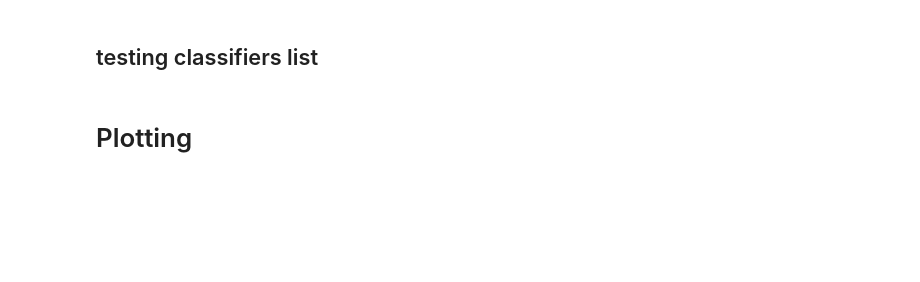
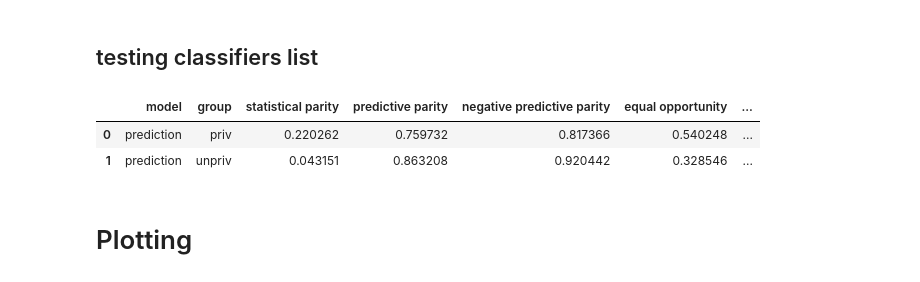
Before and after one commit to maxkrawietz/Thesis, a Jupyter notebook: thesis.ipynb, the cells around one changed output. Cells and saved outputs as stored; diff of their text form; code cells hidden in the pictures; blank space fills up the shorter version.

```diff
--- a/thesis.ipynb
+++ b/thesis.ipynb
@@ -213,14 +218,14 @@ gpc.__class__.__name__
 # %% [markdown]
 # Classifier List
 # %%
-classifiers = [DecisionTreeClassifier(),RandomForestClassifier(),SVC(),AdaBoostClassifier(),KNeighborsClassifier(5), GaussianNB(), GaussianProcessClassifier()]
+classifiers = [DecisionTreeClassifier(),RandomForestClassifier(),SVC(),AdaBoostClassifier(),KNeighborsClassifier(5), GaussianProcessClassifier()]
 model_names = []
 for model in classifiers:
 
     name = model.__class__.__name__
     model_names.append(name)
 
-    model.fit(train_data.toarray(), train_labels)
-    pred = model.predict(test_data.toarray())
-
+    model.fit(train_data, train_labels)
+    pred = model.predict(test_data)
+    model.
     test[name]=pred
@@ -239,20 +260,24 @@ tester.confuison_based_dic()
 # %%
 tester = FairnessTester()
 
-
+model_names = ["prediction"]
 result_df = pd.DataFrame()
 
 for name in model_names:
     tester.setup(test, protected_att, priv_val, unpriv_val, name)
     result_dic = {"model": name}
     result_dic.update(tester.confusion_based_dic_priv())
     result_df= result_df.append(result_dic, ignore_index=True)
 
     result_dic = {"model": name}
     result_dic.update(tester.confusion_based_dic_unpriv())
     result_df= result_df.append(result_dic, ignore_index=True)
 
 result_df
+# %% [output]
+|  | model | group | statistical parity | predictive parity | negative predictive parity | equal opportunity | ... |
+| 0 | prediction | priv | 0.220262 | 0.759732 | 0.817366 | 0.540248 | ... |
+| 1 | prediction | unpriv | 0.043151 | 0.863208 | 0.920442 | 0.328546 | ... |
 # %% [markdown]
 # Plotting
 # %%
```
Also changed, not shown: parts of 5 cells of this notebook, 1 other file.
